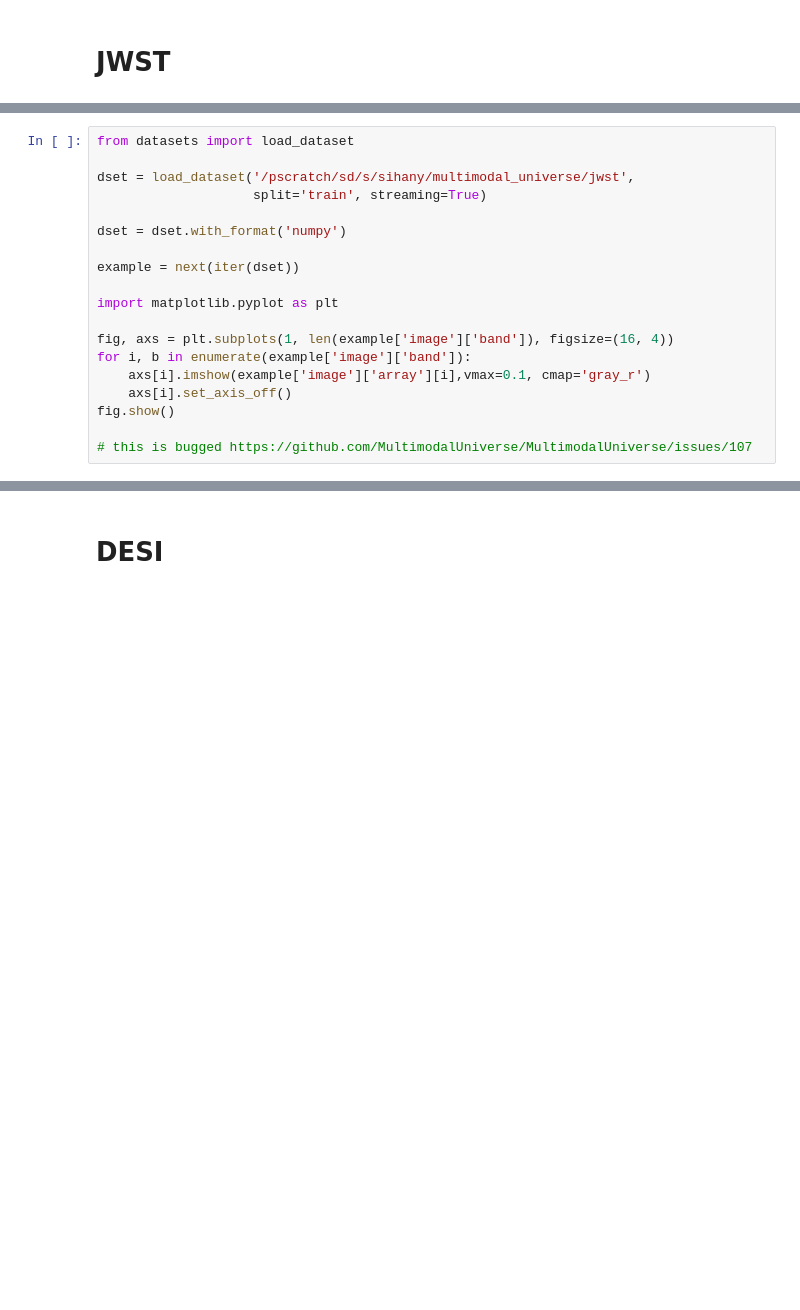
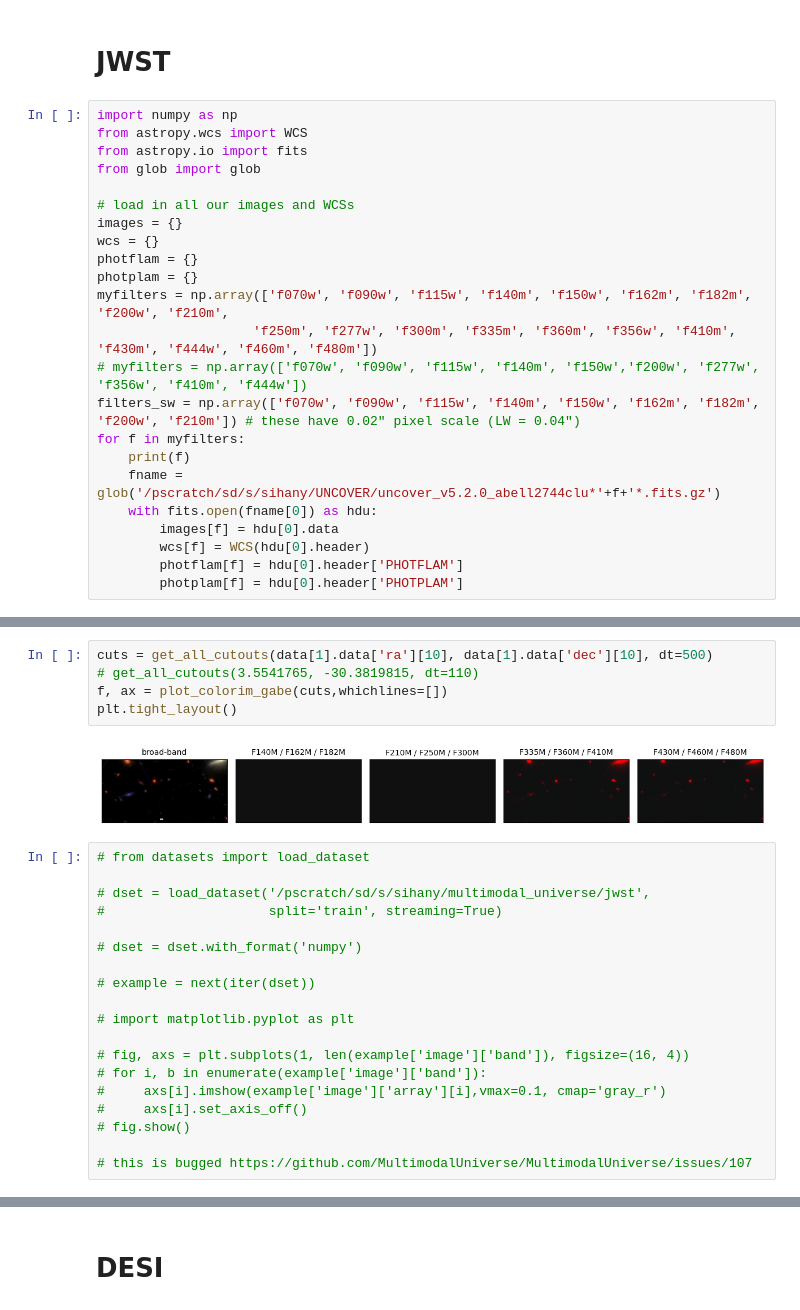
Before and after one commit to SandyYuan/galaxydiffuser, a Jupyter notebook: load_data.ipynb, the cells around one changed output, grey strips where cells are left out. Cells and saved outputs as stored; diff of their text form; blank space fills up the shorter version.

```diff
--- a/load_data.ipynb
+++ b/load_data.ipynb
@@ -153,3 +149,26 @@ transform(iter(dset))
 TypeError: img should be PIL Image. Got <class 'torchvision.transforms.transforms.ToPILImage'>
 # %% [markdown]
 # JWST
+# %%
+import numpy as np
+from astropy.wcs import WCS
+from astropy.io import fits
+from glob import glob
+
+# load in all our images and WCSs
+images = {}
+wcs = {}
+photflam = {}
+photplam = {}
+myfilters = np.array(['f070w', 'f090w', 'f115w', 'f140m', 'f150w', 'f162m', 'f182m', 'f200w', 'f210m',
+                    'f250m', 'f277w', 'f300m', 'f335m', 'f360m', 'f356w', 'f410m', 'f430m', 'f444w', 'f460m', 'f480m'])
+# myfilters = np.array(['f070w', 'f090w', 'f115w', 'f140m', 'f150w','f200w', 'f277w', 'f356w', 'f410m', 'f444w'])
+filters_sw = np.array(['f070w', 'f090w', 'f115w', 'f140m', 'f150w', 'f162m', 'f182m', 'f200w', 'f210m']) # these have 0.02" pixel scale (LW = 0.04")
+for f in myfilters:
+    print(f)
+    fname = glob('/pscratch/sd/s/sihany/UNCOVER/uncover_v5.2.0_abell2744clu*'+f+'*.fits.gz')
+    with fits.open(fname[0]) as hdu:
+        images[f] = hdu[0].data
+        wcs[f] = WCS(hdu[0].header)
+        photflam[f] = hdu[0].header['PHOTFLAM']
+        photplam[f] = hdu[0].header['PHOTPLAM']
@@ -156,19 +371,26 @@ TypeError: img should be PIL Image. Got <class 'torchvision.transforms.transform
+# %%
+cuts = get_all_cutouts(data[1].data['ra'][10], data[1].data['dec'][10], dt=500)
+# get_all_cutouts(3.5541765, -30.3819815, dt=110)
+f, ax = plot_colorim_gabe(cuts,whichlines=[])
+plt.tight_layout()
+# %% [output]
+[figure, added]
 # %%
-from datasets import load_dataset
+# from datasets import load_dataset
 
-dset = load_dataset('/pscratch/sd/s/sihany/multimodal_universe/jwst',
-                    split='train', streaming=True)
+# dset = load_dataset('/pscratch/sd/s/sihany/multimodal_universe/jwst',
+#                     split='train', streaming=True)
 
-dset = dset.with_format('numpy')
+# dset = dset.with_format('numpy')
 
-example = next(iter(dset))
+# example = next(iter(dset))
 
-import matplotlib.pyplot as plt
+# import matplotlib.pyplot as plt
 
-fig, axs = plt.subplots(1, len(example['image']['band']), figsize=(16, 4))
-for i, b in enumerate(example['image']['band']):
-    axs[i].imshow(example['image']['array'][i],vmax=0.1, cmap='gray_r')
-    axs[i].set_axis_off()
-fig.show()
+# fig, axs = plt.subplots(1, len(example['image']['band']), figsize=(16, 4))
+# for i, b in enumerate(example['image']['band']):
+#     axs[i].imshow(example['image']['array'][i],vmax=0.1, cmap='gray_r')
+#     axs[i].set_axis_off()
+# fig.show()
 
 # this is bugged https://github.com/MultimodalUniverse/MultimodalUniverse/issues/107
```
Also changed, not shown: parts of 12 cells of this notebook, 5 other files.
